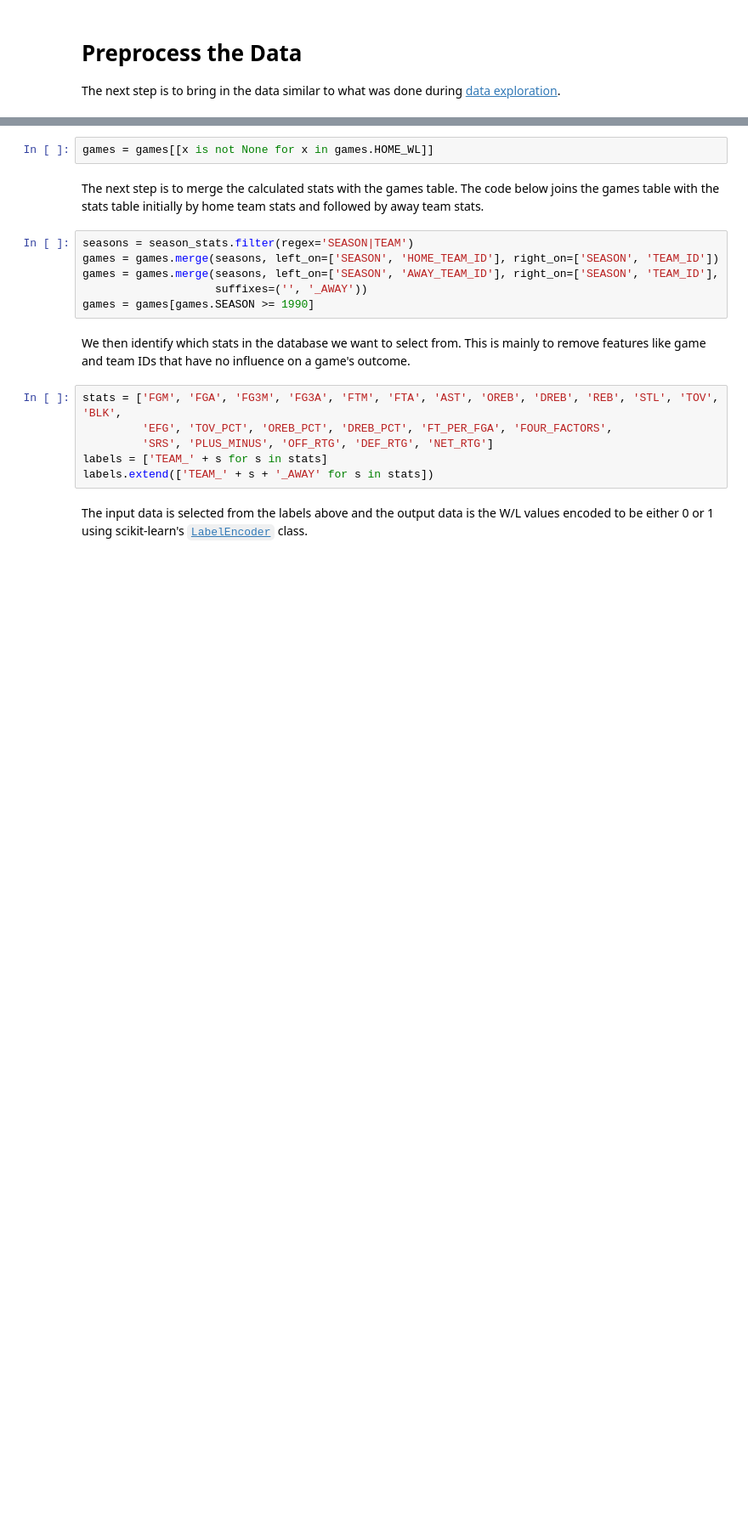
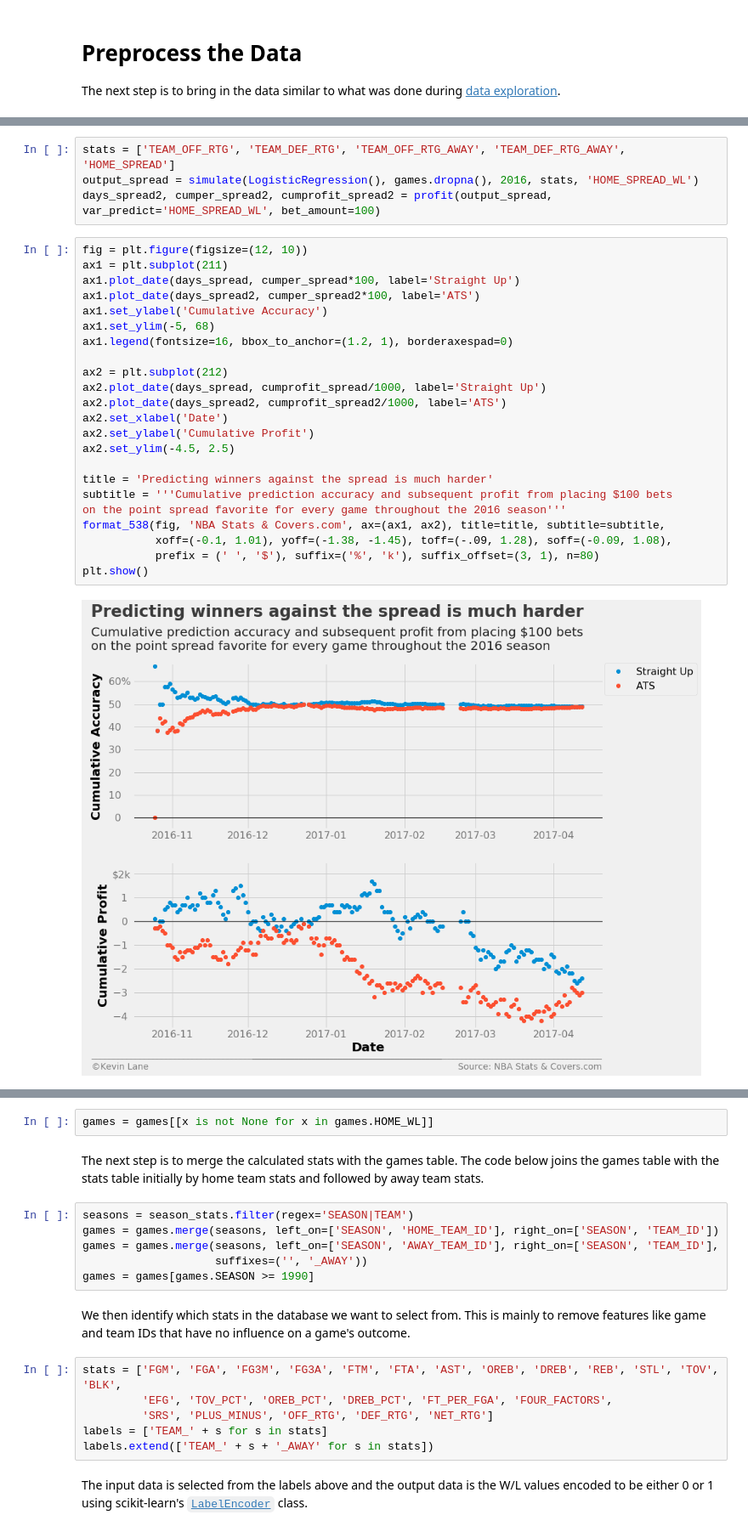
Before and after one commit to cedev935/databall-betting, a Jupyter notebook: notebooks/feature-selection.ipynb, the cells around one changed output, grey strips where cells are left out. Shown at 85% size. Saved outputs shown, nothing was run; the diff lists cells and outputs as text; blank space fills up the shorter version.

```diff
--- a/notebooks/feature-selection.ipynb
+++ b/notebooks/feature-selection.ipynb
@@ -62,0 +130,29 @@ games[[x is None for x in games.HOME_WL]]
+# %%
+stats = ['TEAM_OFF_RTG', 'TEAM_DEF_RTG', 'TEAM_OFF_RTG_AWAY', 'TEAM_DEF_RTG_AWAY', 'HOME_SPREAD']
+output_spread = simulate(LogisticRegression(), games.dropna(), 2016, stats, 'HOME_SPREAD_WL')
+days_spread2, cumper_spread2, cumprofit_spread2 = profit(output_spread, var_predict='HOME_SPREAD_WL', bet_amount=100)
+# %%
+fig = plt.figure(figsize=(12, 10))
+ax1 = plt.subplot(211)
+ax1.plot_date(days_spread, cumper_spread*100, label='Straight Up')
+ax1.plot_date(days_spread2, cumper_spread2*100, label='ATS')
+ax1.set_ylabel('Cumulative Accuracy')
+ax1.set_ylim(-5, 68)
+ax1.legend(fontsize=16, bbox_to_anchor=(1.2, 1), borderaxespad=0)
+
+ax2 = plt.subplot(212)
+ax2.plot_date(days_spread, cumprofit_spread/1000, label='Straight Up')
+ax2.plot_date(days_spread2, cumprofit_spread2/1000, label='ATS')
+ax2.set_xlabel('Date')
+ax2.set_ylabel('Cumulative Profit')
+ax2.set_ylim(-4.5, 2.5)
+
+title = 'Predicting winners against the spread is much harder'
+subtitle = '''Cumulative prediction accuracy and subsequent profit from placing $100 bets
+on the point spread favorite for every game throughout the 2016 season'''
+format_538(fig, 'NBA Stats & Covers.com', ax=(ax1, ax2), title=title, subtitle=subtitle,
+           xoff=(-0.1, 1.01), yoff=(-1.38, -1.45), toff=(-.09, 1.28), soff=(-0.09, 1.08),
+           prefix = (' ', '$'), suffix=('%', 'k'), suffix_offset=(3, 1), n=80)
+plt.show()
+# %% [output]
+[figure, added]
```
Also changed, not shown: parts of 31 cells of this notebook, 3 other files.
